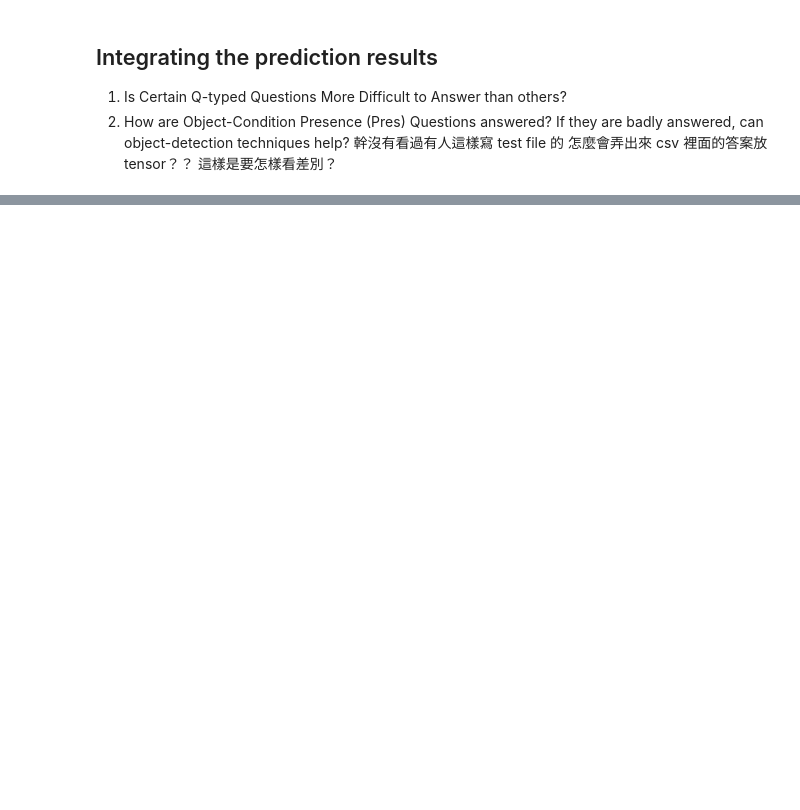
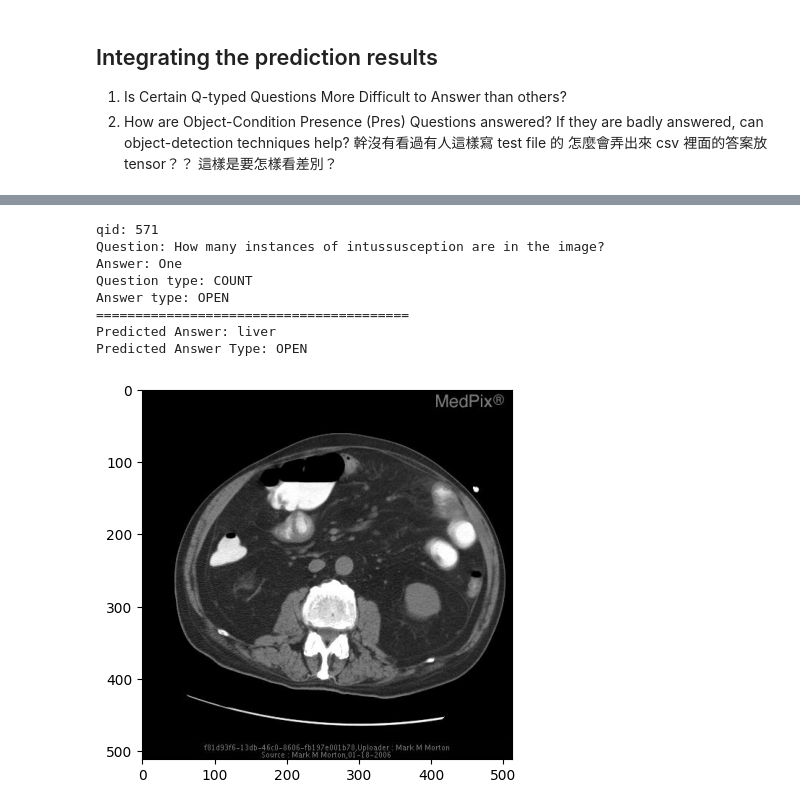
Before and after one commit to Nana2929/Medical-VQA, a Jupyter notebook: extra/0.1_vis.ipynb, the cells around one changed output, grey strips where cells are left out. Cells and saved outputs as stored; diff of their text form; code cells hidden in the pictures; blank space fills up the shorter version.

```diff
--- a/extra/0.1_vis.ipynb
+++ b/extra/0.1_vis.ipynb
@@ -287,0 +349,13 @@ incorrect_df
+# %%
+r = random.randint(0, len(incorrect_df))
+show_example_pred(incorrect_df.iloc[r].to_dict())
+# %% [output]
+qid: 571
+Question: How many instances of intussusception are in the image?
+Answer: One
+Question type: COUNT
+Answer type: OPEN
+========================================
+Predicted Answer: liver
+Predicted Answer Type: OPEN
+[figure, added]
```
Also changed, not shown: parts of 38 cells of this notebook.
